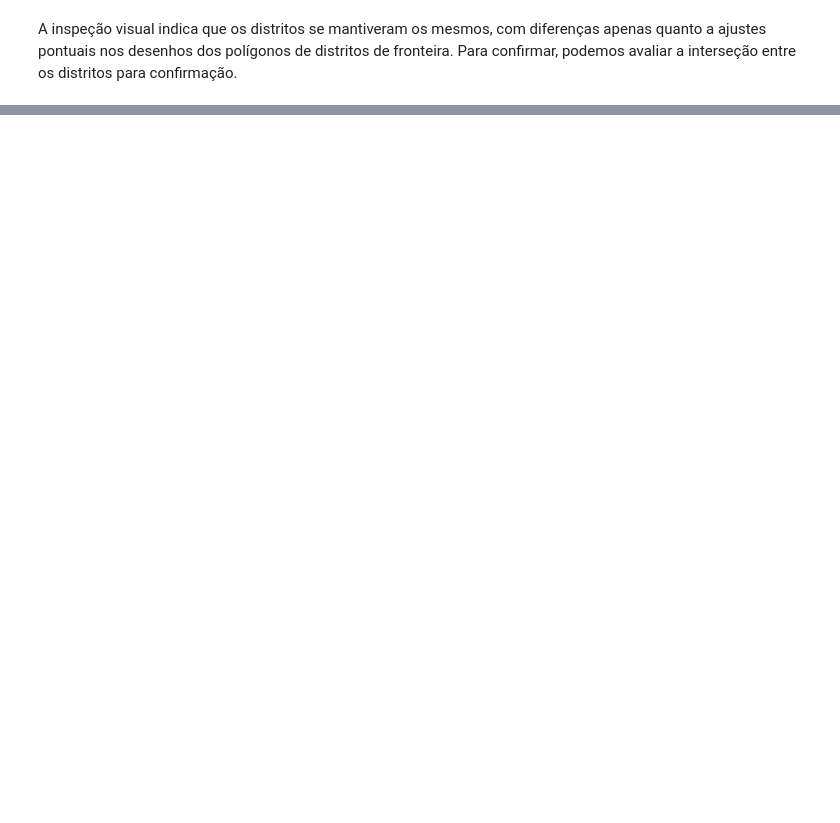
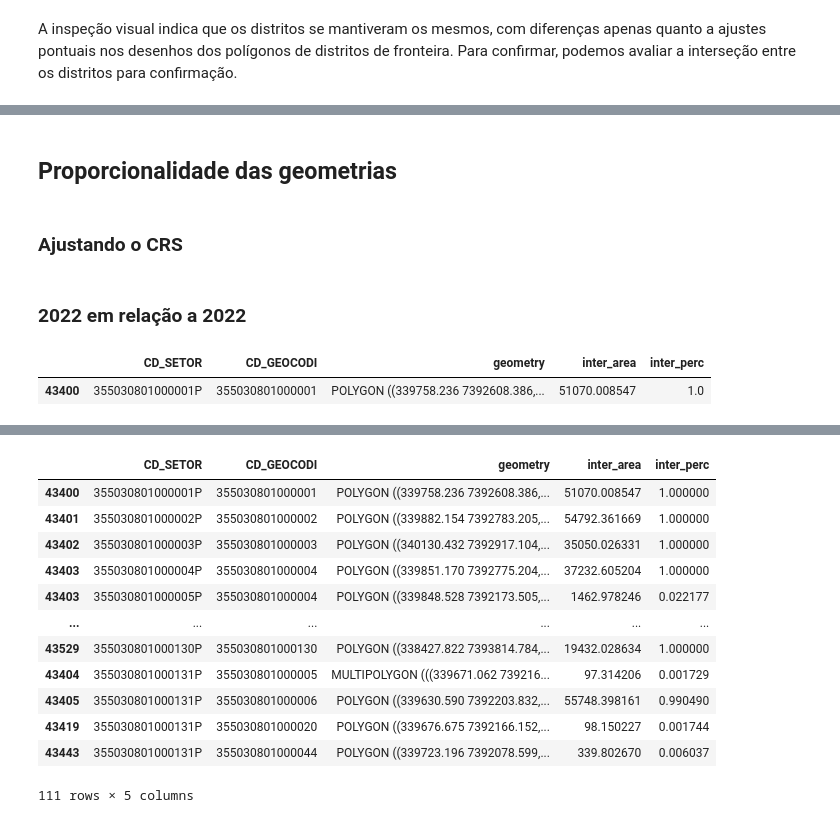
Before and after one commit to sepep-pmsp/compatibilizacao-setores-censitarios, a Jupyter notebook: Compatibilização.ipynb, the cells around one changed output, grey strips where cells are left out. Drawn from its saved outputs; the diff is of its cells as text; code cells hidden in the pictures; blank space fills up the shorter version.

```diff
--- a/Compatibilização.ipynb
+++ b/Compatibilização.ipynb
@@ -390,0 +543,3 @@ mapa_inter
+# %%
+setores10 = download_malha(Censo.CENSO_2010, Nivel.SETORES, filtro='CD_GEOCODM == "3550308"')
+setores10.sample(3)
@@ -390,0 +551,3 @@ mapa_inter
+# %%
+setores22 = download_malha(Censo.CENSO_2022, Nivel.SETORES, filtro='CD_MUN == "3550308"')
+setores22.sample(3)
@@ -390,0 +560,20 @@ mapa_inter
+# %% [markdown]
+## Proporcionalidade das geometrias
+# %% [markdown]
+### Ajustando o CRS
+# %%
+setores10 = setores10.to_crs('EPSG:31983')
+setores22 = setores22.to_crs('EPSG:31983')
+# %% [markdown]
+### 2022 em relação a 2022
+# %%
+prop(setores22.iloc[0], setores10, left_key_col='CD_SETOR', right_key_col='CD_GEOCODI')
+# %% [output]
+|  | CD_SETOR | CD_GEOCODI | geometry | inter_area | inter_perc |
+| 43400 | 355030801000001P | 355030801000001 | POLYGON ((339758.236 7392608.386,... | 51070.008547 | 1.0 |
+# %%
+%%time
+props_22 = setores22[:100].apply(lambda x: prop(x, setores10, left_key_col='CD_SETOR', right_key_col='CD_GEOCODI'), axis=1)
+props_22 = pd.concat(props_22.values)
+props_22
+# %% [output]
@@ -390,0 +582,13 @@ mapa_inter
+|  | CD_SETOR | CD_GEOCODI | geometry | inter_area | inter_perc |
+| 43400 | 355030801000001P | 355030801000001 | POLYGON ((339758.236 7392608.386,... | 51070.008547 | 1.000000 |
+| 43401 | 355030801000002P | 355030801000002 | POLYGON ((339882.154 7392783.205,... | 54792.361669 | 1.000000 |
+| 43402 | 355030801000003P | 355030801000003 | POLYGON ((340130.432 7392917.104,... | 35050.026331 | 1.000000 |
+| 43403 | 355030801000004P | 355030801000004 | POLYGON ((339851.170 7392775.204,... | 37232.605204 | 1.000000 |
+| 43403 | 355030801000005P | 355030801000004 | POLYGON ((339848.528 7392173.505,... | 1462.978246 | 0.022177 |
+| ... | ... | ... | ... | ... | ... |
+| 43529 | 355030801000130P | 355030801000130 | POLYGON ((338427.822 7393814.784,... | 19432.028634 | 1.000000 |
+| 43404 | 355030801000131P | 355030801000005 | MULTIPOLYGON (((339671.062 739216... | 97.314206 | 0.001729 |
+| 43405 | 355030801000131P | 355030801000006 | POLYGON ((339630.590 7392203.832,... | 55748.398161 | 0.990490 |
+| 43419 | 355030801000131P | 355030801000020 | POLYGON ((339676.675 7392166.152,... | 98.150227 | 0.001744 |
+| 43443 | 355030801000131P | 355030801000044 | POLYGON ((339723.196 7392078.599,... | 339.802670 | 0.006037 |
+111 rows × 5 columns
```
Also changed, not shown: parts of 51 cells of this notebook.
